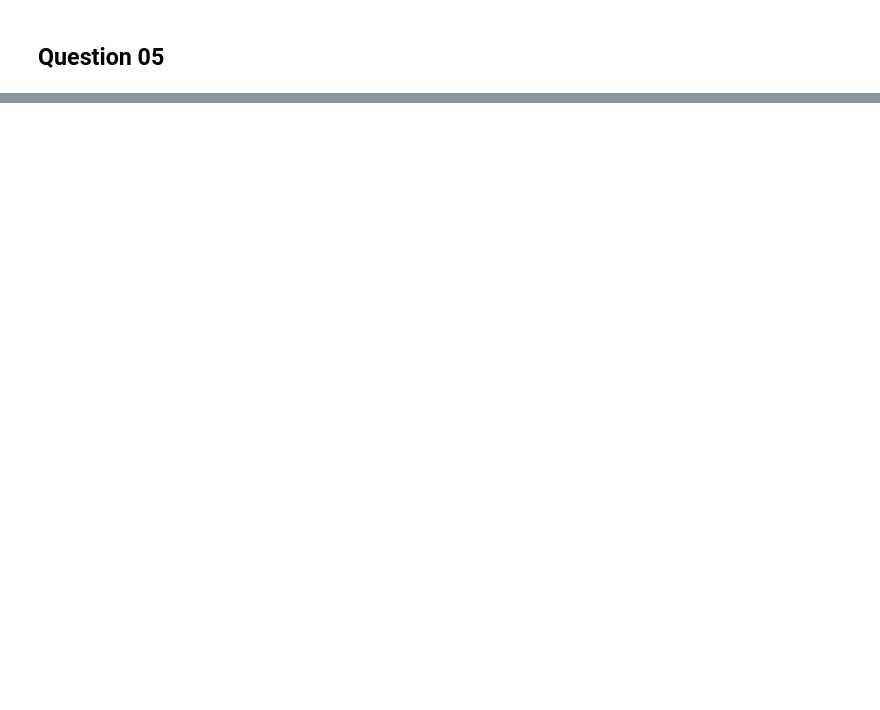
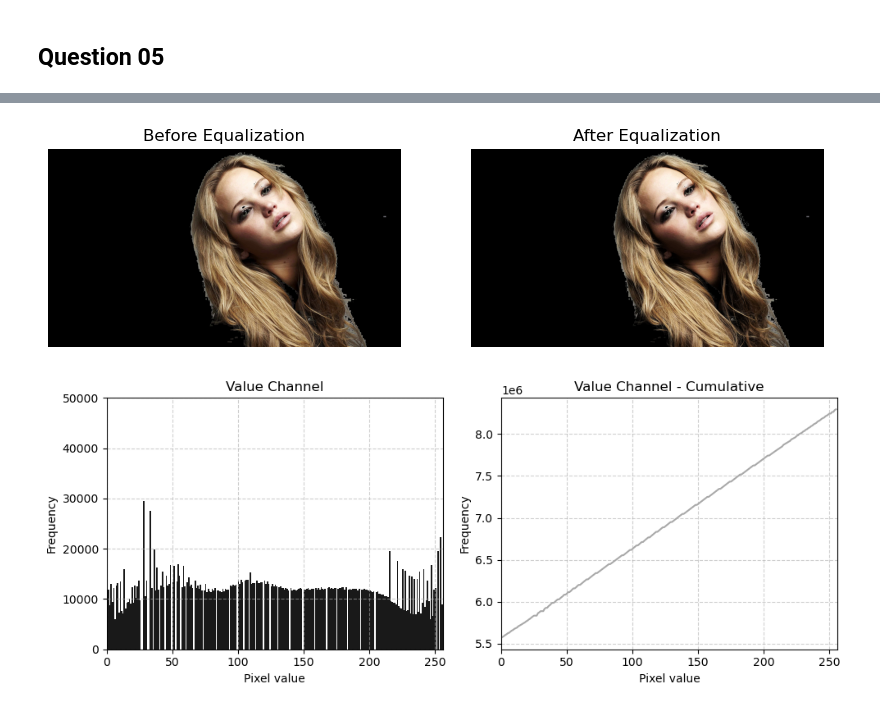
Before and after one commit to dilshan-49/EN3160, a Jupyter notebook: A01/220067G_A01.ipynb, the cells around one changed output, grey strips where cells are left out. Saved outputs shown, nothing was run; the diff lists cells and outputs as text; code cells hidden in the pictures; blank space fills up the shorter version.

```diff
--- a/A01/220067G_A01.ipynb
+++ b/A01/220067G_A01.ipynb
@@ -264,0 +444,48 @@ interactive(children=(FloatSlider(value=0.5, description='Strength (a):', max=1.
+# %%
+h_fore,s_fore,v_fore = cv.split(img_foreground_hsv)
+v_eq = cv.equalizeHist(v_fore)
+
+equalized_img_hsv = cv.merge([h_fore, s_fore, v_eq])
+
+v_cumulative = np.cumsum(cv.calcHist([equalized_img_hsv],[2],None,[256],[0,256]))
+
+
+fig = plt.figure(figsize=(10,6))
+
+plt.subplot(121)
+plt.imshow(img_foreground_rgb)
+plt.title('Before Equalization')
+plt.axis('off')
+
+plt.subplot(122)
+plt.imshow(cv.cvtColor(equalized_img,cv.COLOR_HSV2RGB))
+plt.title('After Equalization')
+plt.axis('off')
+
+
+
+fig = plt.figure(figsize=(10, 4))
+
+plt.subplot(121)
+plt.hist(v_eq.flatten(), bins=256, range=(0, 256), color='black', alpha=0.9)
+plt.title('Value Channel')
+plt.xlabel('Pixel value')
+plt.ylabel('Frequency')
+plt.xlim([0, 256])
+plt.ylim([0,50000])
+plt.grid(True, linestyle='--', alpha=0.6)
+
+plt.subplot(122)
+plt.plot(v_cumulative, color='darkgray')
+plt.title('Value Channel - Cumulative')
+plt.xlabel('Pixel value')
+plt.ylabel('Frequency')
+plt.xlim([0, 256])
+plt.grid(True, linestyle='--', alpha=0.6)
+
+
+plt.tight_layout()
+plt.show()
+# %% [output]
+[figure, added]
+[figure, added]
```
Also changed, not shown: parts of 19 cells of this notebook.
